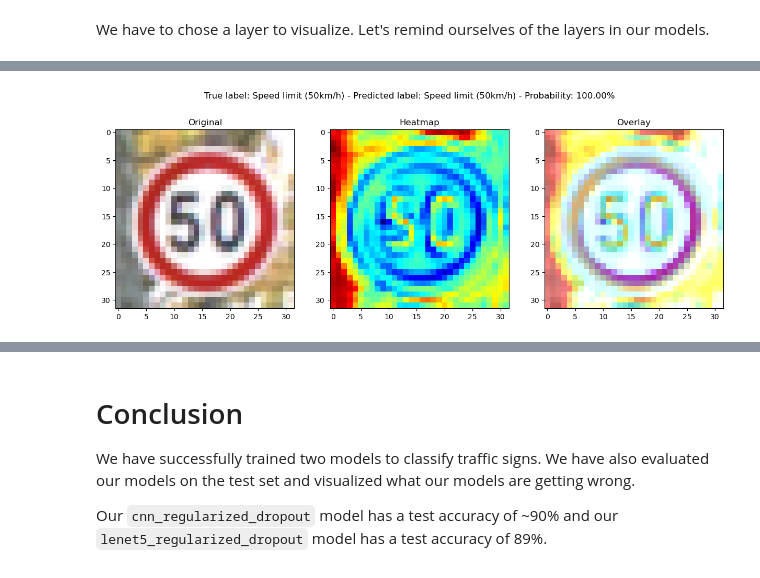
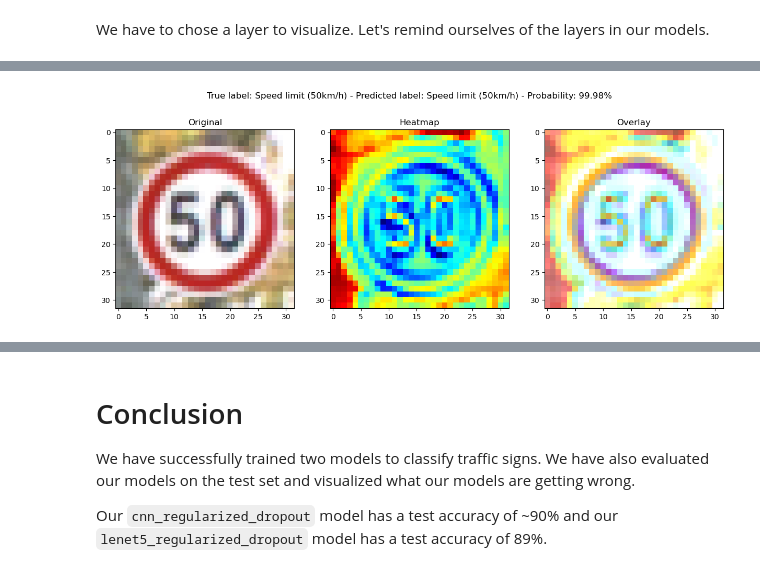
Before and after one commit to sjmfirestone/comp-4449-midterm-rtfs, a Jupyter notebook: main.ipynb, the cells around one changed output, grey strips where cells are left out. Drawn from its saved outputs; the diff is of its cells as text; code cells hidden in the pictures.

```diff
--- a/main.ipynb
+++ b/main.ipynb
@@ -1364,8 +1365,8 @@ Trainable params: 95,051
 Non-trainable params: 0
 _________________________________________________________________
 # %%
-cam_cnn_a = GradCAM(cnn_regularized_dropout, i_cnn_predictions_a, layerName="conv2d_4")
+cam_cnn_a = GradCAM(cnn_regularized_dropout, i_cnn_predictions_a, layerName="conv2d_2")
 plot_activation_heatmap(cam_cnn_a, test_image_a, true_label_a, label_cnn_predictions_a, pred_accuracy_cnn_a)
 # %% [output]
-[figure, old version]
+[figure, new version]
 # %%
```
Also changed, not shown: parts of 25 cells of this notebook.
